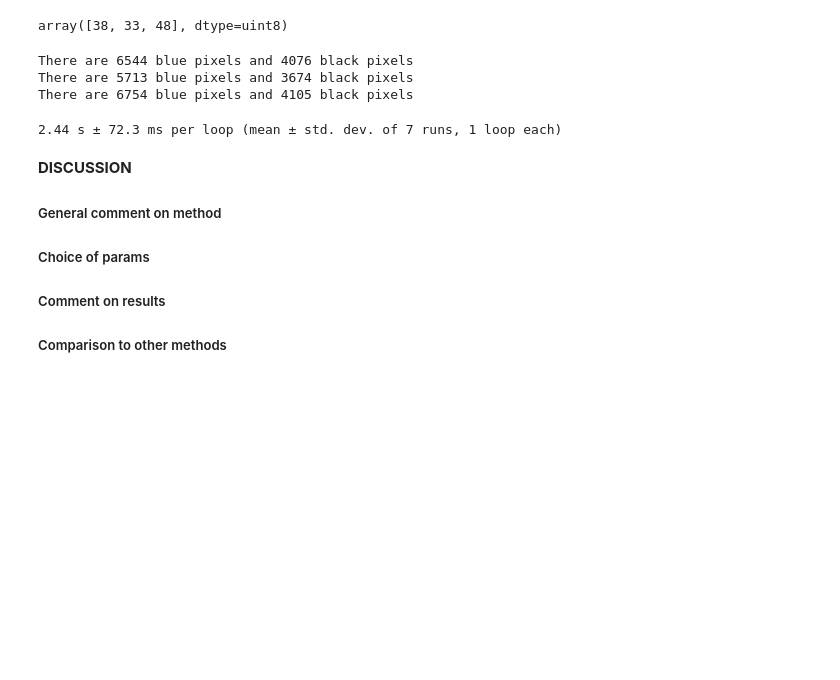
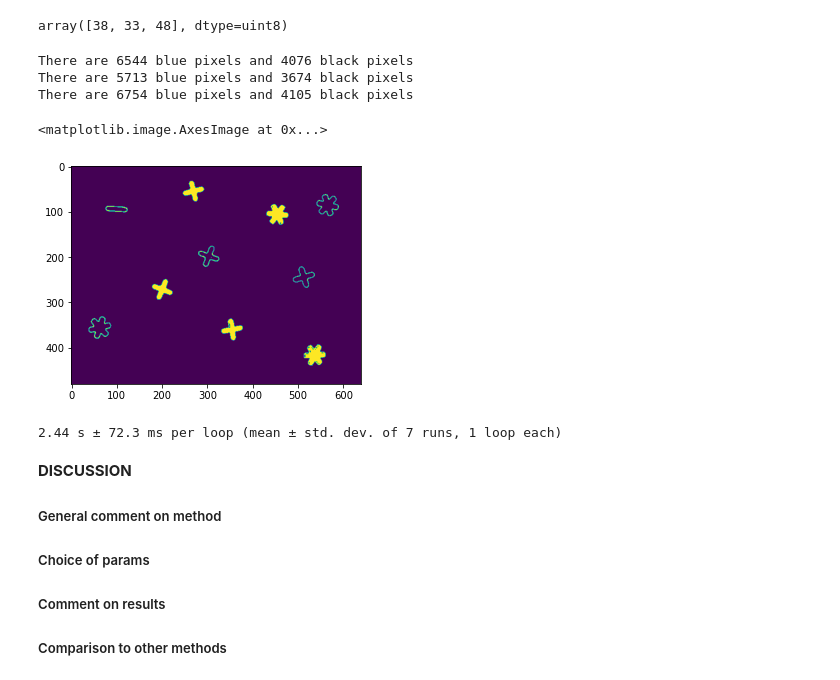
Before and after one commit to Andrea-Oliveri/Image-Processing-Assignements, a Jupyter notebook: Lab 1/lab_01_segmentation.ipynb, the cells around one changed output. Cells and saved outputs as stored; diff of their text form; code cells hidden in the pictures; blank space fills up the shorter version.

```diff
--- a/Lab 1/lab_01_segmentation.ipynb
+++ b/Lab 1/lab_01_segmentation.ipynb
@@ -636,6 +625,11 @@ for image, name in zip(images, im_names):
 There are 6544 blue pixels and 4076 black pixels
 There are 5713 blue pixels and 3674 black pixels
 There are 6754 blue pixels and 4105 black pixels
+# %%
+plt.imshow(regions.labels_.reshape(images[0][:,:,0].shape) == 2)
+# %% [output]
+<matplotlib.image.AxesImage at 0x...>
+[figure, added]
 # %%
 %timeit color_area2(images[0],K)
 # %% [output]
```
Also changed, not shown: parts of 6 cells of this notebook.
